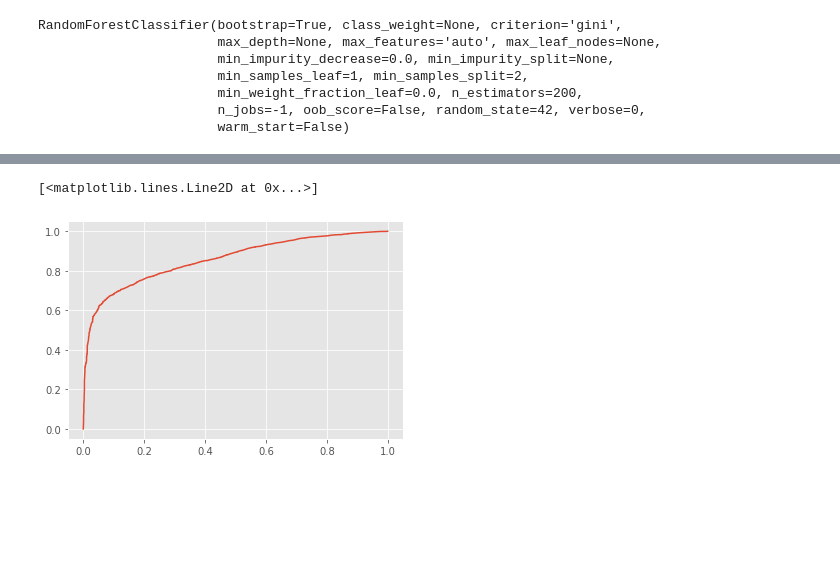
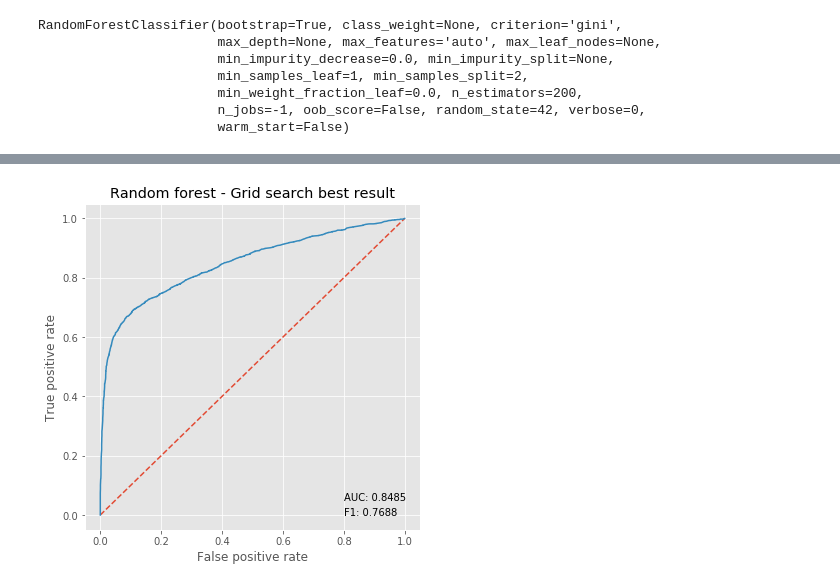
Before and after one commit to teoguso/find-out, a Jupyter notebook: notebooks/mozfest/03-mg-random-forest-stanford.ipynb, the cells around one changed output, grey strips where cells are left out. Saved outputs shown, nothing was run; the diff lists cells and outputs as text; code cells hidden in the pictures; blank space fills up the shorter version.

```diff
--- a/notebooks/mozfest/03-mg-random-forest-stanford.ipynb
+++ b/notebooks/mozfest/03-mg-random-forest-stanford.ipynb
@@ -218,7 +276,7 @@ param_grid = {
 #     "criterion": ["gini", "entropy"],
 }
 # %%
-grid_search = GridSearchCV(estimator, param_grid=param_grid, cv=5, iid=False, verbose=2)
+grid_search = GridSearchCV(estimator, param_grid=param_grid, cv=5, iid=False, verbose=2, n_jobs=-1)
 # %%
 %%time
 grid_search.fit(x_train, y_train)
@@ -310,5 +347,0 @@ auc(fpr, tpr)
-# %%
-plt.plot(fpr, tpr)
-# %% [output]
-[<matplotlib.lines.Line2D at 0x...>]
-[figure, removed]
@@ -318,0 +348,19 @@ def plot_roc_auc(fpr, tpr):
+# %%
+def plot_roc_auc_f1(y_test, y_proba, title=None):
+    f1 = f1_score(y_test, y_proba>.5)
+    fpr, tpr, _ = roc_curve(y_test, y_proba)
+    auc_score = auc(fpr, tpr)
+    fig, ax = plt.subplots(figsize=(6,6))
+    if title is not None:
+        ax.set_title(title)
+    ax.plot([0, 1], [0, 1], '--')
+    ax.plot(fpr, tpr)
+    ax.set_xlabel("False positive rate")
+    ax.set_ylabel("True positive rate")
+    ax.annotate(f"AUC: {auc_score:.4}", (.8, 0.05))
+    ax.annotate(f"F1: {f1:.4}", (.8, 0.0))
+    return f1, auc_score
+# %%
+plot_roc_auc_f1(y_test, y_proba, title="Random forest - Grid search best result");
+# %% [output]
+[figure, added]
```
Also changed, not shown: parts of 35 cells of this notebook.
